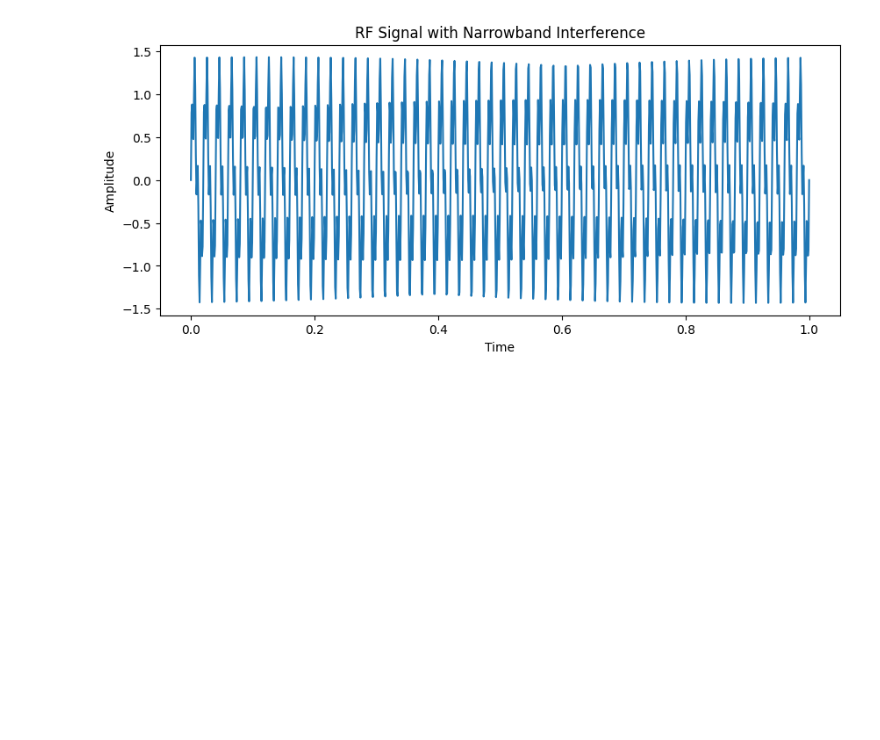
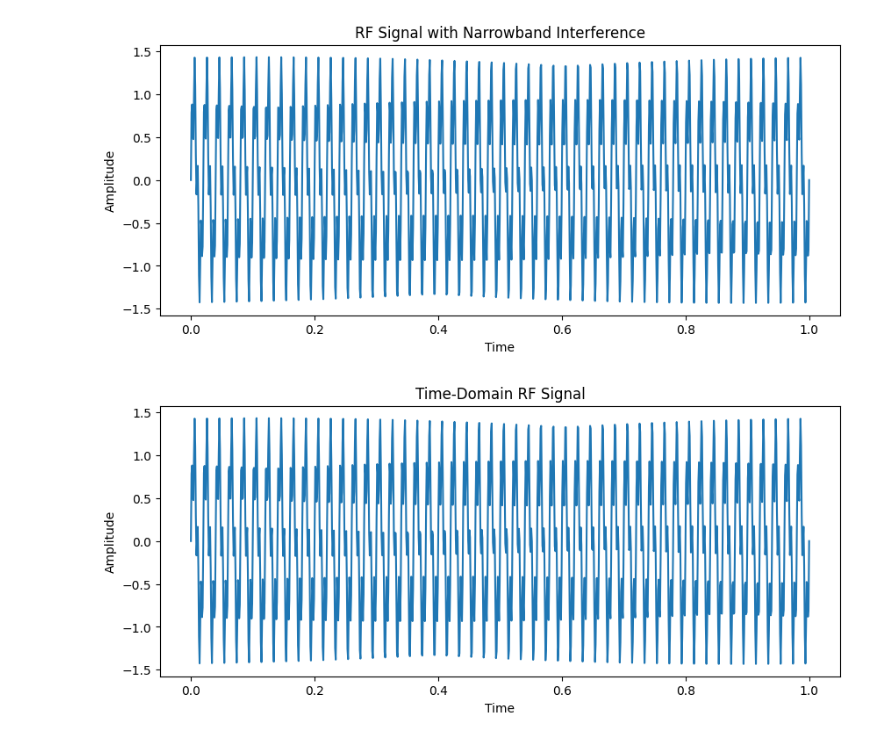
Before and after one commit to Tanmai7/AI_RFI_Detection_Project, a Jupyter notebook: notebooks/01_signal_dataset_generation.ipynb, the cells around one changed output. Drawn from its saved outputs; the diff is of its cells as text; code cells hidden in the pictures; blank space fills up the shorter version.

Commit message:
Step 3: Signal processing plots and results saved

```diff
--- a/notebooks/01_signal_dataset_generation.ipynb
+++ b/notebooks/01_signal_dataset_generation.ipynb
@@ -72,0 +76,2 @@ df.to_csv(os.path.join(data_path, "rfi_signal_dataset.csv"), index=False)
+# %%
+sample_signal = narrowband
@@ -72,0 +80,10 @@ df.to_csv(os.path.join(data_path, "rfi_signal_dataset.csv"), index=False)
+# %%
+#TIME-DOMAIN PLOT
+plt.figure(figsize=(10,4))
+plt.plot(t, sample_signal)
+plt.title("Time-Domain RF Signal")
+plt.xlabel("Time")
+plt.ylabel("Amplitude")
+plt.show()
+# %% [output]
+[figure, added]
```
Also changed, not shown: parts of 7 cells of this notebook, 2 other files.
